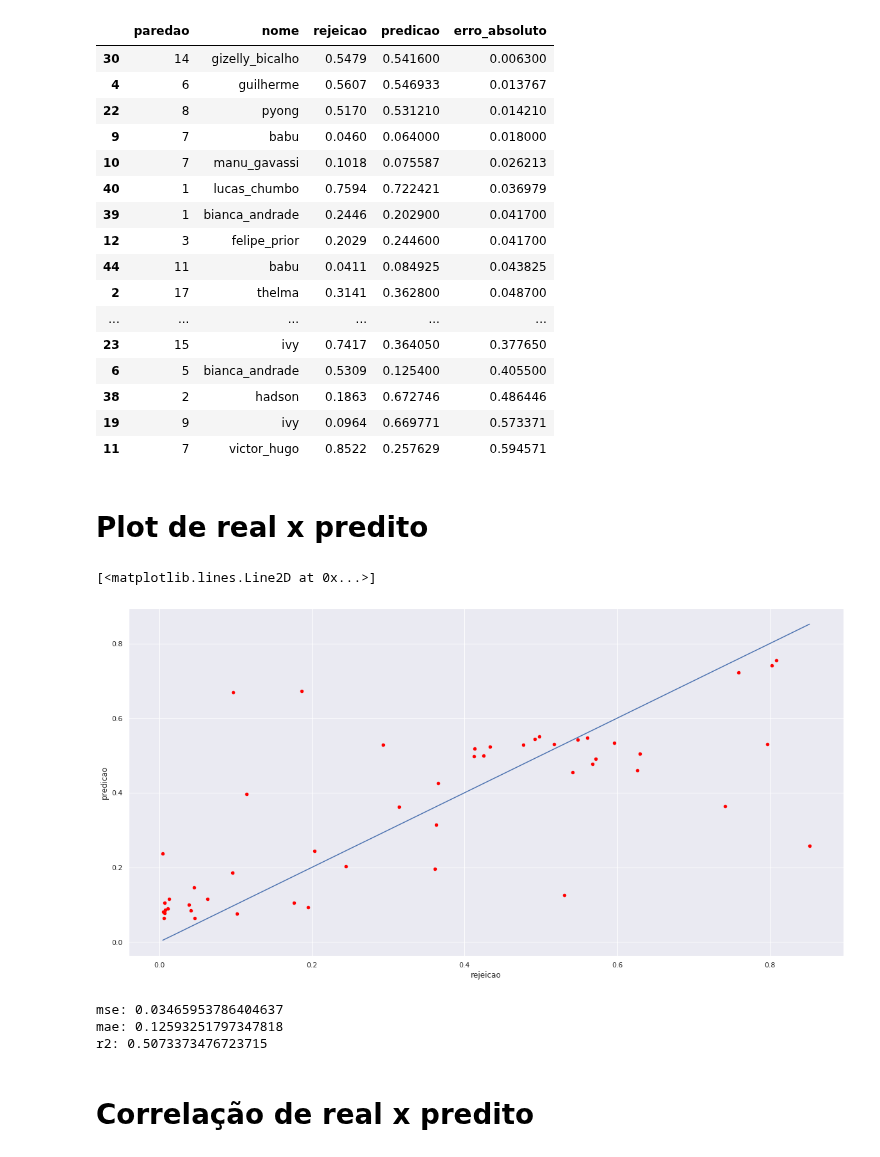
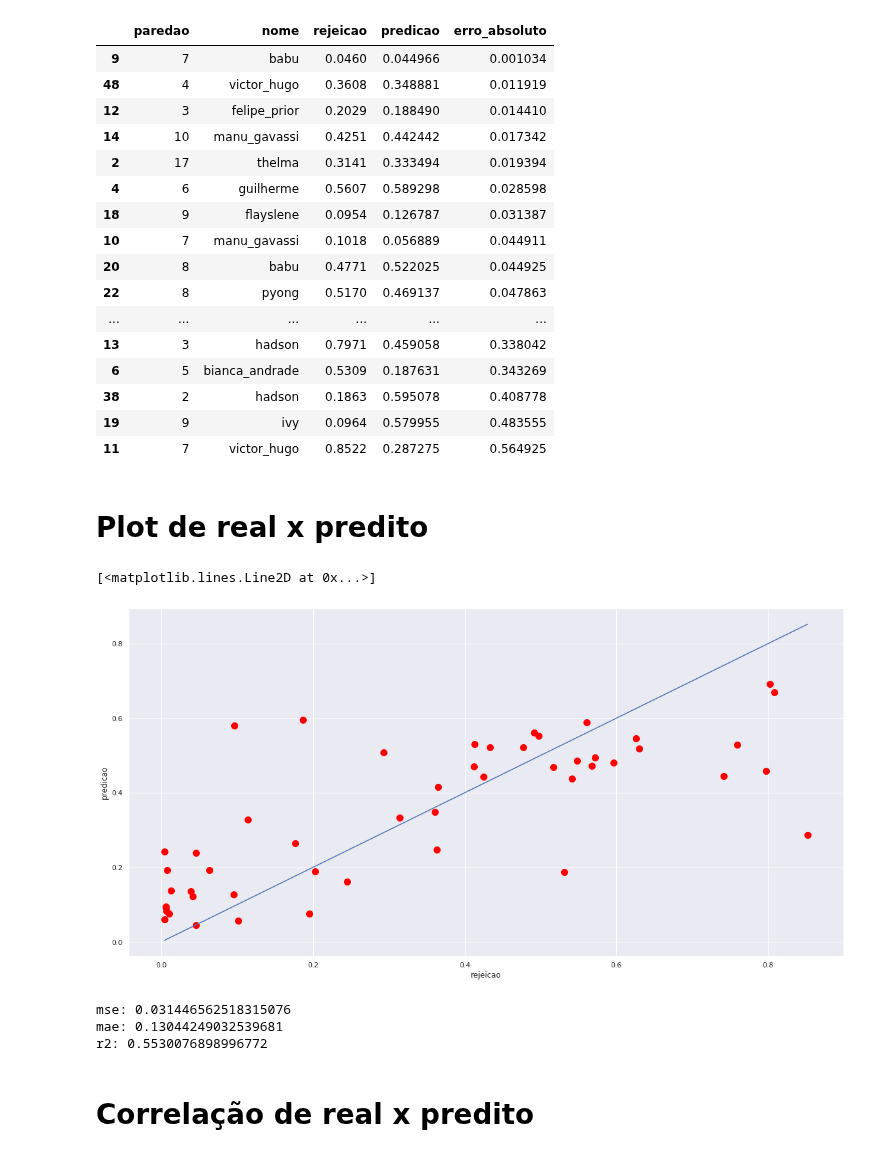
Before and after one commit to kenzosakiyama/BBBert20, a Jupyter notebook: model_analysis/evaluation.ipynb, the cells around one changed output. Drawn from its saved outputs; the diff is of its cells as text; code cells hidden in the pictures.

```diff
--- a/model_analysis/evaluation.ipynb
+++ b/model_analysis/evaluation.ipynb
@@ -6,7 +6,7 @@ import matplotlib.pyplot as plt
 import seaborn as sns
 sns.set(rc={"figure.figsize": (20, 10)})
 # %%
-model = "ada_boost"
+model = "random_forest"
 # %%
 params = PARAMETERS[model]
 regressor = MODELS[model]
@@ -27,42 +27,42 @@ data_df["erro_absoluto"] = abs(data_df["rejeicao"] - data_df["predicao"])
 data_df[["paredao", "nome", "rejeicao", "predicao", "erro_absoluto"]].sort_values(by="erro_absoluto")
 # %% [output]
 |  | paredao | nome | rejeicao | predicao | erro_absoluto |
-| 30 | 14 | gizelly_bicalho | 0.5479 | 0.541600 | 0.006300 |
-| 4 | 6 | guilherme | 0.5607 | 0.546933 | 0.013767 |
-| 22 | 8 | pyong | 0.5170 | 0.531210 | 0.014210 |
-| 9 | 7 | babu | 0.0460 | 0.064000 | 0.018000 |
-| 10 | 7 | manu_gavassi | 0.1018 | 0.075587 | 0.026213 |
-| 40 | 1 | lucas_chumbo | 0.7594 | 0.722421 | 0.036979 |
-| 39 | 1 | bianca_andrade | 0.2446 | 0.202900 | 0.041700 |
-| 12 | 3 | felipe_prior | 0.2029 | 0.244600 | 0.041700 |
-| 44 | 11 | babu | 0.0411 | 0.084925 | 0.043825 |
-| 2 | 17 | thelma | 0.3141 | 0.362800 | 0.048700 |
+| 9 | 7 | babu | 0.0460 | 0.044966 | 0.001034 |
+| 48 | 4 | victor_hugo | 0.3608 | 0.348881 | 0.011919 |
+| 12 | 3 | felipe_prior | 0.2029 | 0.188490 | 0.014410 |
+| 14 | 10 | manu_gavassi | 0.4251 | 0.442442 | 0.017342 |
+| 2 | 17 | thelma | 0.3141 | 0.333494 | 0.019394 |
+| 4 | 6 | guilherme | 0.5607 | 0.589298 | 0.028598 |
+| 18 | 9 | flayslene | 0.0954 | 0.126787 | 0.031387 |
+| 10 | 7 | manu_gavassi | 0.1018 | 0.056889 | 0.044911 |
+| 20 | 8 | babu | 0.4771 | 0.522025 | 0.044925 |
+| 22 | 8 | pyong | 0.5170 | 0.469137 | 0.047863 |
 | ... | ... | ... | ... | ... | ... |
-| 23 | 15 | ivy | 0.7417 | 0.364050 | 0.377650 |
-| 6 | 5 | bianca_andrade | 0.5309 | 0.125400 | 0.405500 |
-| 38 | 2 | hadson | 0.1863 | 0.672746 | 0.486446 |
-| 19 | 9 | ivy | 0.0964 | 0.669771 | 0.573371 |
-| 11 | 7 | victor_hugo | 0.8522 | 0.257629 | 0.594571 |
+| 13 | 3 | hadson | 0.7971 | 0.459058 | 0.338042 |
+| 6 | 5 | bianca_andrade | 0.5309 | 0.187631 | 0.343269 |
+| 38 | 2 | hadson | 0.1863 | 0.595078 | 0.408778 |
+| 19 | 9 | ivy | 0.0964 | 0.579955 | 0.483555 |
+| 11 | 7 | victor_hugo | 0.8522 | 0.287275 | 0.564925 |
 # %% [markdown]
 # Plot de real x predito
 # %%
-data_df.plot.scatter(x="rejeicao", y="predicao", c="red")
+data_df.plot.scatter(x="rejeicao", y="predicao", c="red", s=100)
 x_min, x_max = data_df["rejeicao"].min(), data_df["rejeicao"].max()
 y_min, y_max = data_df["predicao"].min(), data_df["predicao"].max()
 range = [min(x_min, y_min), max(x_max, y_max)]
 plt.plot(range, range)
 # %% [output]
 [<matplotlib.lines.Line2D at 0x...>]
-[figure, old version]
+[figure, new version]
 # %%
 y_real = data_df["rejeicao"].values
 pred = data_df["predicao"].values
 for metric in METRICS.keys():
     print("{}: {}".format(metric, METRICS[metric](y_real, pred)))
 # %% [output]
-mse: 0.03465953786404637
-mae: 0.12593251797347818
-r2: 0.5073373476723715
+mse: 0.031446562518315076
+mae: 0.13044249032539681
+r2: 0.5530076898996772
 # %% [markdown]
 # Correlação de real x predito
 # %%
```
Also changed, not shown: parts of 1 cell of this notebook, 3 other files.
